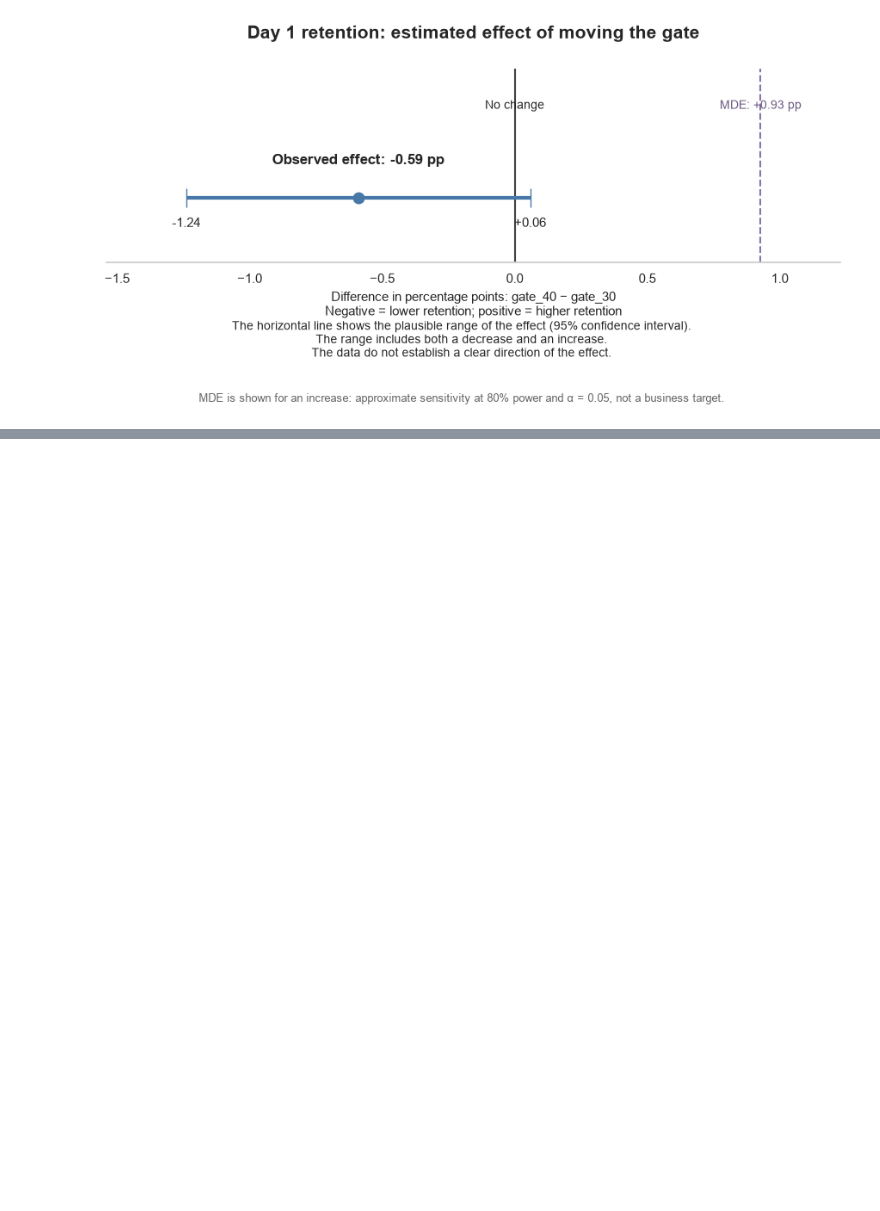
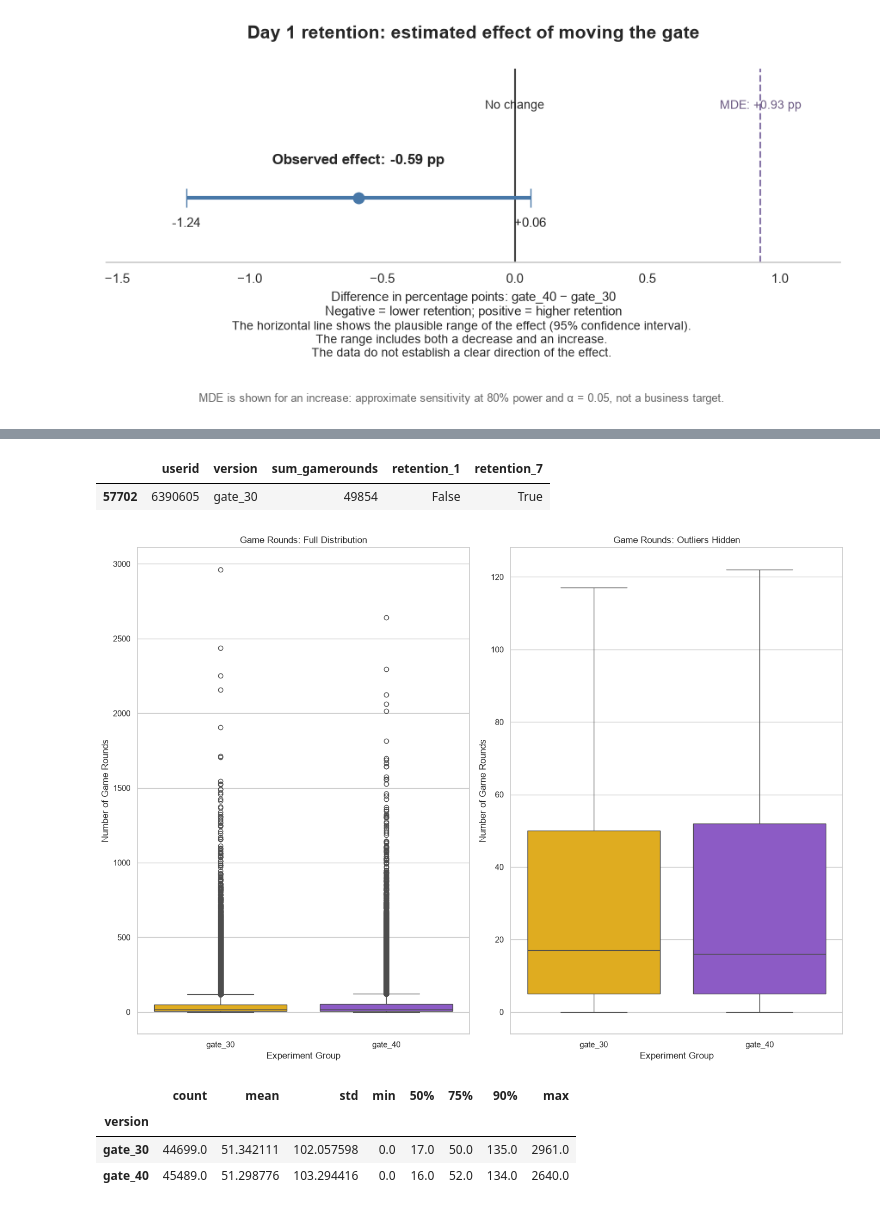
Before and after one commit to Waarentina/Case_4_Cookie_cats_A-B-test, a Jupyter notebook: Analysis.ipynb, the cells around one changed output, grey strips where cells are left out. Cells and saved outputs as stored; diff of their text form; code cells hidden in the pictures; blank space fills up the shorter version.

```diff
--- a/Analysis.ipynb
+++ b/Analysis.ipynb
@@ -637,0 +676,6 @@ plt.show()
+# %%
+# Identify the extreme observation
+cc_df.nlargest(1, 'sum_gamerounds')
+# %% [output]
+|  | userid | version | sum_gamerounds | retention_1 | retention_7 |
+| 57702 | 6390605 | gate_30 | 49854 | False | True |
@@ -637,0 +687,55 @@ plt.show()
+# %%
+sns.set_theme(style='whitegrid')
+
+group_order = ['gate_30', 'gate_40']
+
+fig, axes = plt.subplots(
+    nrows=1,
+    ncols=2,
+    figsize=(14, 10)
+)
+
+# Full distribution
+sns.boxplot(
+    data=rounds_df,
+    x='version',
+    y='sum_gamerounds',
+    order=group_order,
+    hue='version',
+    palette=["#FFBB00", "#8B49D7"],
+    legend=False,
+    ax=axes[0]
+)
+
+axes[0].set_title('Game Rounds: Full Distribution')
+axes[0].set_xlabel('Experiment Group')
+axes[0].set_ylabel('Number of Game Rounds')
+
+# Distribution without displaying outlier points
+sns.boxplot(
+    data=rounds_df,
+    x='version',
+    y='sum_gamerounds',
+    order=group_order,
+    hue='version',
+    palette=["#FFBB00", "#8B49D7"],
+    legend=False,
+    showfliers=False,
+    ax=axes[1]
+)
+
+axes[1].set_title('Game Rounds: Outliers Hidden')
+axes[1].set_xlabel('Experiment Group')
+axes[1].set_ylabel('Number of Game Rounds')
+
+plt.tight_layout()
+plt.show()
+# %% [output]
+[figure, added]
+# %%
+rounds_df.groupby('version')['sum_gamerounds'].describe(percentiles=[0.5, 0.75, 0.9])
+# %% [output]
+|  | count | mean | std | min | 50% | 75% | 90% | max |
+| version |  |  |  |  |  |  |  |  |
+| gate_30 | 44699.0 | 51.342111 | 102.057598 | 0.0 | 17.0 | 50.0 | 135.0 | 2961.0 |
+| gate_40 | 45489.0 | 51.298776 | 103.294416 | 0.0 | 16.0 | 52.0 | 134.0 | 2640.0 |
```
Also changed, not shown: parts of 14 cells of this notebook, 1 other file.
